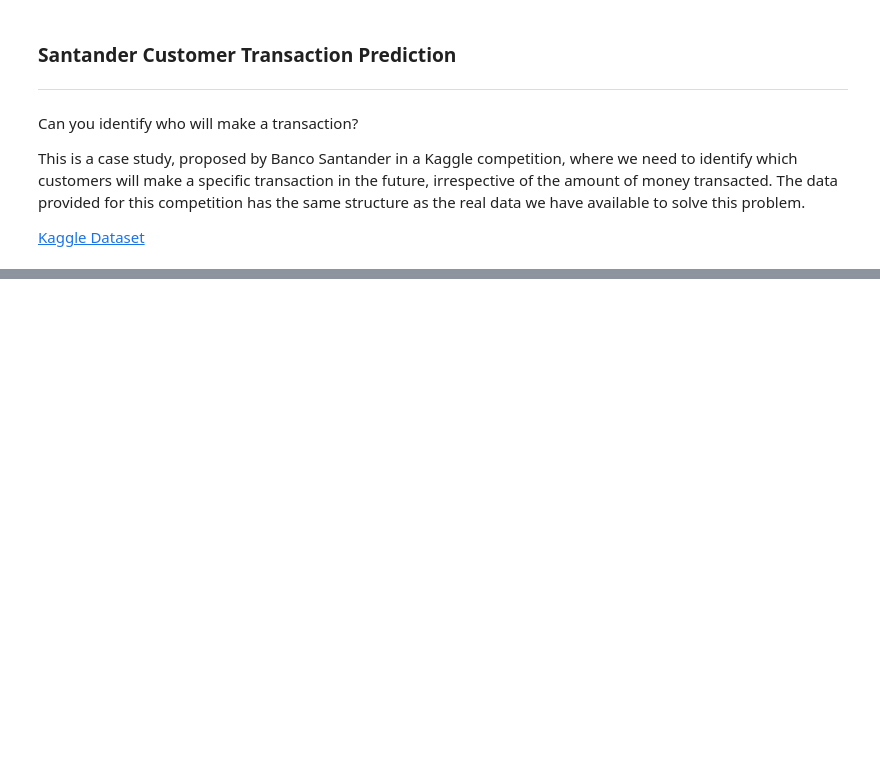
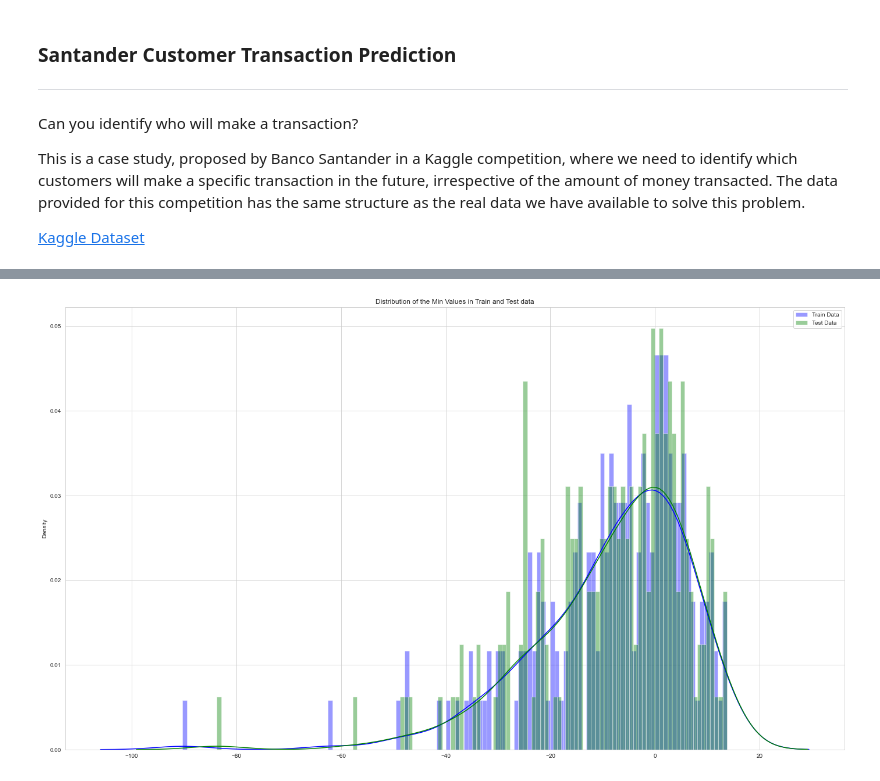
Before and after one commit to mirianfsilva/santander-customer-transaction-prediction, a Jupyter notebook: transaction-prediction.ipynb, the cells around one changed output, grey strips where cells are left out. Drawn from its saved outputs; the diff is of its cells as text; code cells hidden in the pictures; blank space fills up the shorter version.

```diff
--- a/transaction-prediction.ipynb
+++ b/transaction-prediction.ipynb
@@ -38,0 +207,5 @@ report.to_file(output_file="transaction_prediction.html")
+# %%
+features = train_data.columns.values[2:200]
+plotting_min_distribution(train_data, test_data, features)
+# %% [output]
+[figure, added]
```
Also changed, not shown: parts of 21 cells of this notebook, 1 other file.
